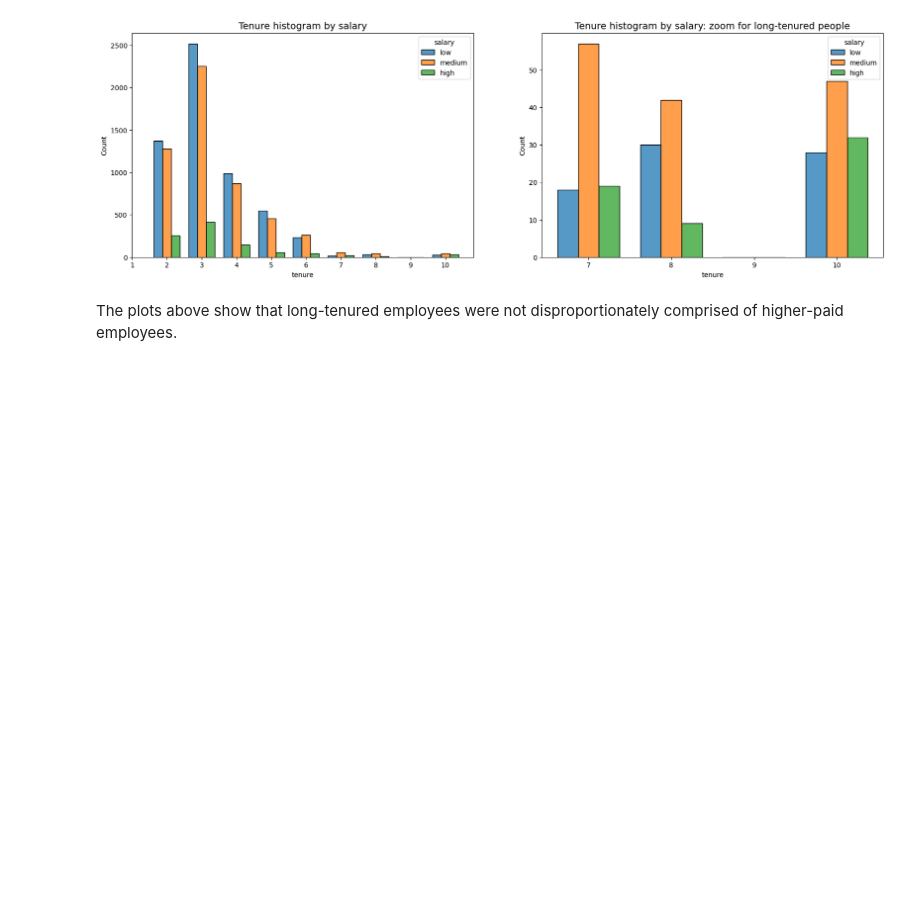
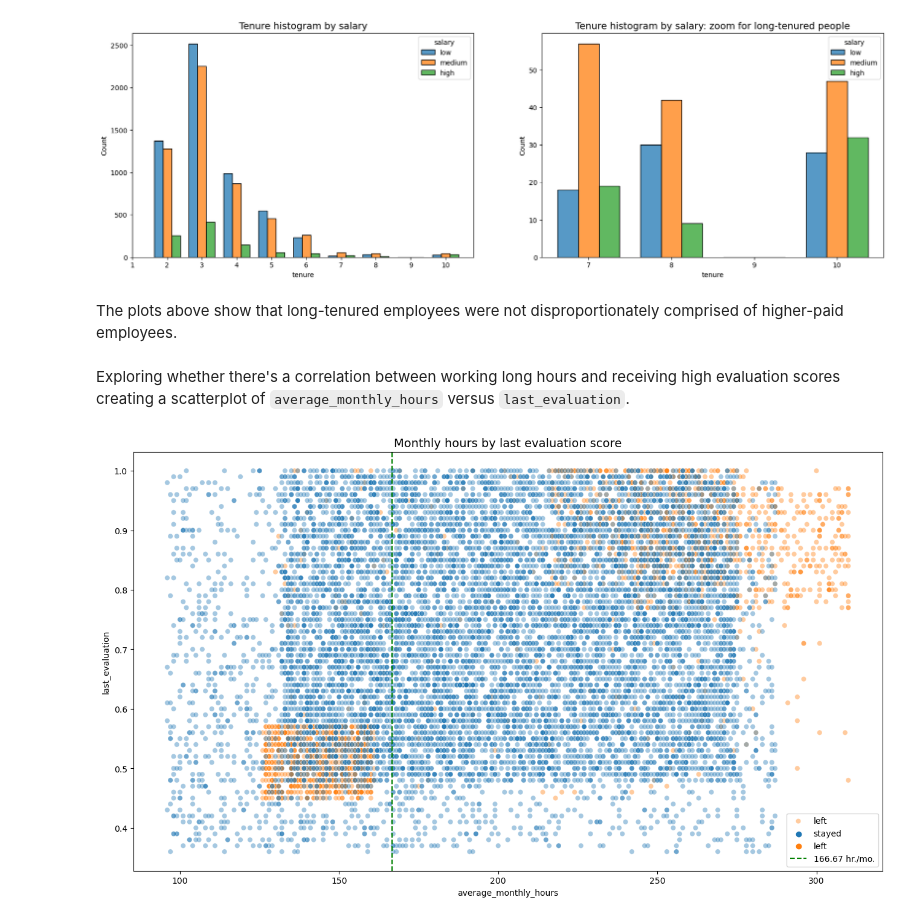
Before and after one commit to AlbertoMPalacioBastos/Machine_Learning_to_provide_insights_for_Human_Resources, a Jupyter notebook: Salifort Motors Project.ipynb, the cells around one changed output. Cells and saved outputs as stored; diff of their text form; code cells hidden in the pictures; blank space fills up the shorter version.

```diff
--- a/Salifort Motors Project.ipynb
+++ b/Salifort Motors Project.ipynb
@@ -574,3 +574,16 @@ plt.show()
 [figure]
 # %% [markdown]
 The plots above show that long-tenured employees were not disproportionately comprised of higher-paid employees.
+# %% [markdown]
+Exploring whether there's a correlation between working long hours and receiving high evaluation scores creating a scatterplot of `average_monthly_hours` versus `last_evaluation`.
+# %%
+# Create scatterplot of `average_monthly_hours` versus `last_evaluation`
+plt.figure(figsize=(16, 9))
+sns.scatterplot(data=df1, x='average_monthly_hours', y='last_evaluation', hue='left', alpha=0.4)
+plt.axvline(x=usual_monthly_hours, color='g', label='usual monthly hours', ls='--')
+plt.legend(labels=['left', 'stayed', 'left', '166.67 hr./mo.'])
+plt.title('Monthly hours by last evaluation score', fontsize='14')
+
+plt.show()
+# %% [output]
+[figure, added]
```
Also changed, not shown: parts of 11 cells of this notebook.
